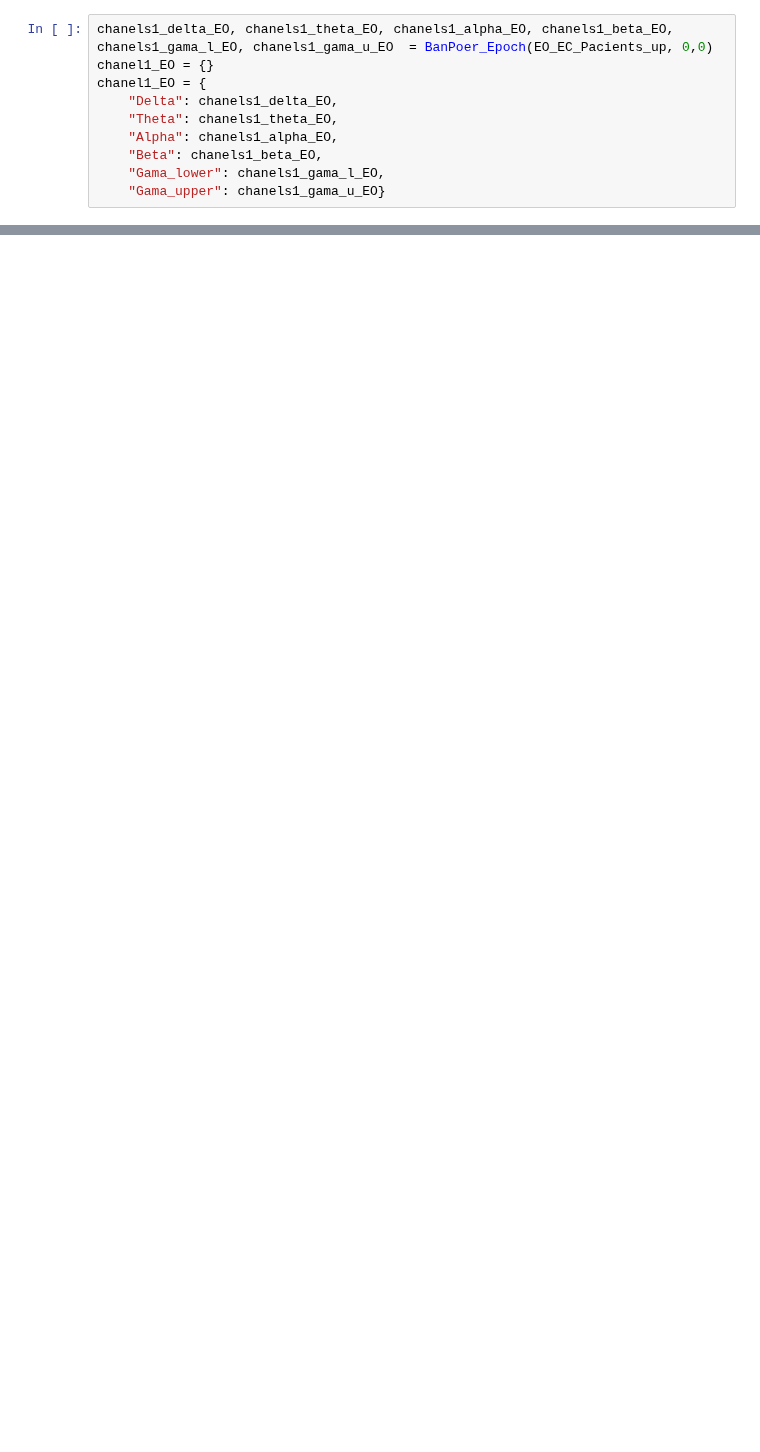
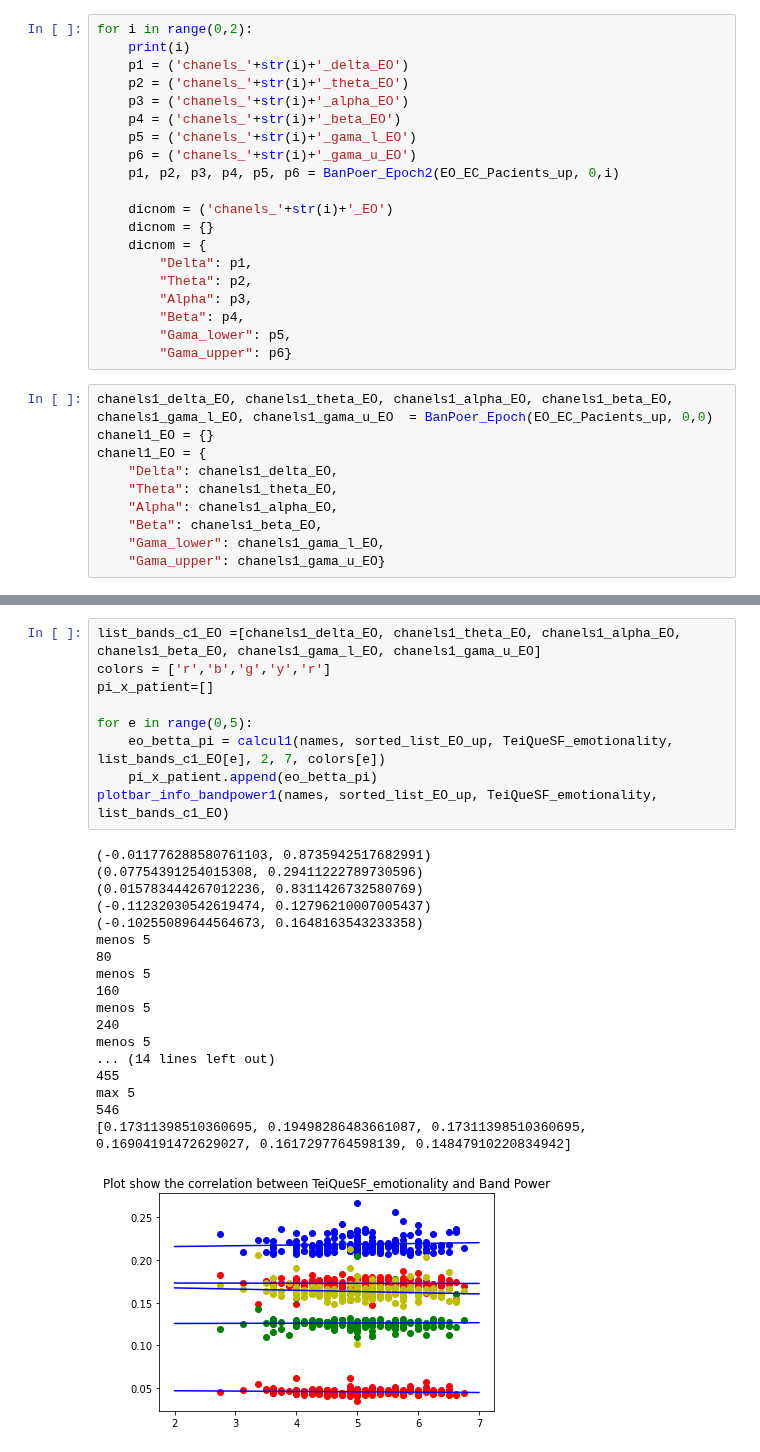
Before and after one commit to LaiaNO/EEG, a Jupyter notebook: 12_chanes _analisis.ipynb, the cells around one changed output, grey strips where cells are left out. Saved outputs shown, nothing was run; the diff lists cells and outputs as text; blank space fills up the shorter version.

```diff
--- a/12_chanes _analisis.ipynb
+++ b/12_chanes _analisis.ipynb
@@ -58,3 +78,23 @@ TeiQueSF_well_being = data['TeiQueSF_well_being']
+# %%
+for i in range(0,2):
+    print(i)
+    p1 = ('chanels_'+str(i)+'_delta_EO')
+    p2 = ('chanels_'+str(i)+'_theta_EO')
+    p3 = ('chanels_'+str(i)+'_alpha_EO')
+    p4 = ('chanels_'+str(i)+'_beta_EO')
+    p5 = ('chanels_'+str(i)+'_gama_l_EO')
+    p6 = ('chanels_'+str(i)+'_gama_u_EO')
+    p1, p2, p3, p4, p5, p6 = BanPoer_Epoch2(EO_EC_Pacients_up, 0,i)
+
+    dicnom = ('chanels_'+str(i)+'_EO')
+    dicnom = {}
+    dicnom = {
+        "Delta": p1,
+        "Theta": p2,
+        "Alpha": p3,
+        "Beta": p4,
+        "Gama_lower": p5,
+        "Gama_upper": p6}
 # %%
 chanels1_delta_EO, chanels1_theta_EO, chanels1_alpha_EO, chanels1_beta_EO, chanels1_gama_l_EO, chanels1_gama_u_EO  = BanPoer_Epoch(EO_EC_Pacients_up, 0,0)
 chanel1_EO = {}
@@ -88,0 +240,28 @@ chanels1_delta_EO2[10]
+# %%
+list_bands_c1_EO =[chanels1_delta_EO, chanels1_theta_EO, chanels1_alpha_EO, chanels1_beta_EO, chanels1_gama_l_EO, chanels1_gama_u_EO]
+colors = ['r','b','g','y','r']
+pi_x_patient=[]
+
+for e in range(0,5):
+    eo_betta_pi = calcul1(names, sorted_list_EO_up, TeiQueSF_emotionality, list_bands_c1_EO[e], 2, 7, colors[e])
+    pi_x_patient.append(eo_betta_pi)
+plotbar_info_bandpower1(names, sorted_list_EO_up, TeiQueSF_emotionality, list_bands_c1_EO)
+# %% [output]
+(-0.011776288580761103, 0.8735942517682991)
+(0.07754391254015308, 0.29411222789730596)
+(0.015783444267012236, 0.8311426732580769)
+(-0.11232030542619474, 0.12796210007005437)
+(-0.10255089644564673, 0.1648163543233358)
+menos 5
+80
+menos 5
+160
+menos 5
+240
+menos 5
+... (14 lines left out)
+455
+max 5
+546
+[0.17311398510360695, 0.19498286483661087, 0.17311398510360695, 0.16904191472629027, 0.1617297764598139, 0.14847910220834942]
+[figure, added]
```
Also changed, not shown: parts of 8 cells of this notebook, 1 other file.
